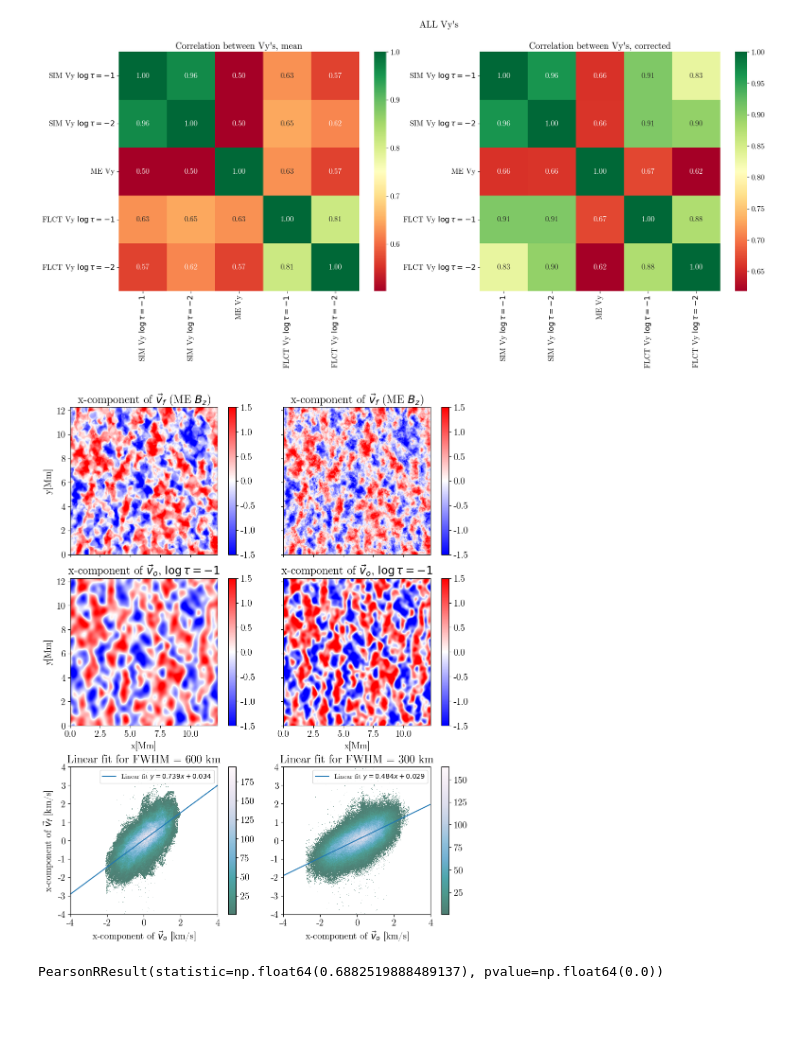
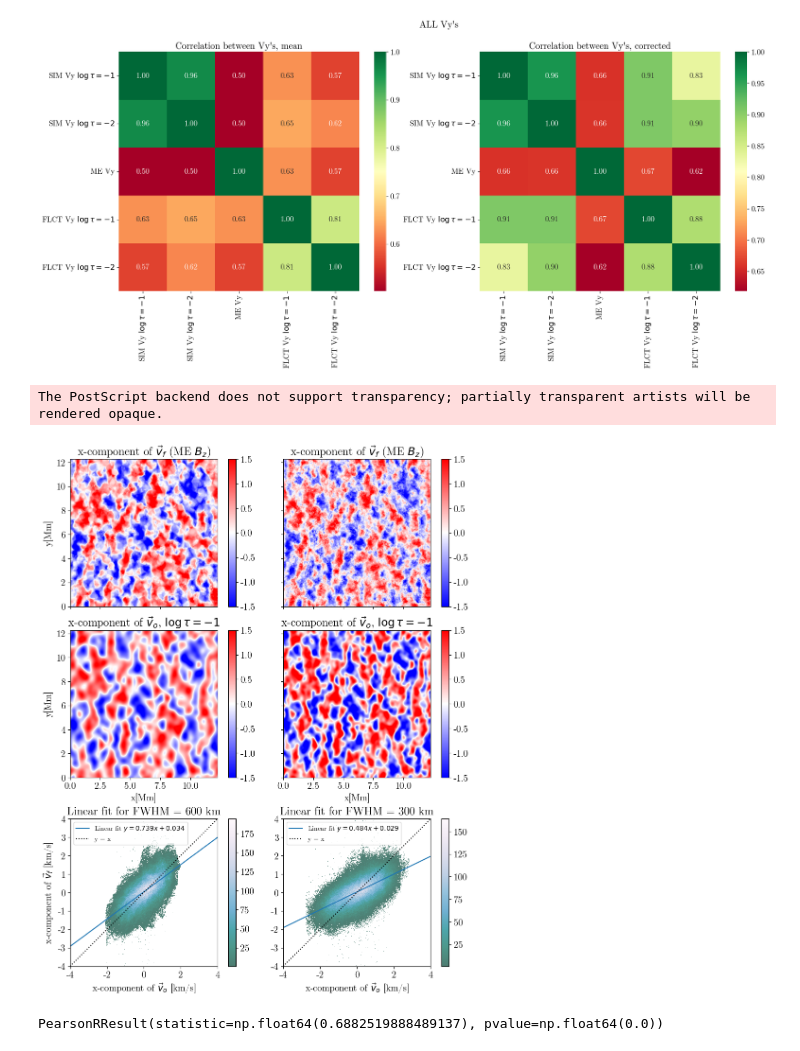
Before and after one commit to TheodoreKostic/Tracking_features, a Jupyter notebook: FirstPaper/MilneEddington_Bz_tracking.ipynb, the cells around one changed output. Saved outputs shown, nothing was run; the diff lists cells and outputs as text; code cells hidden in the pictures; blank space fills up the shorter version.

```diff
--- a/FirstPaper/MilneEddington_Bz_tracking.ipynb
+++ b/FirstPaper/MilneEddington_Bz_tracking.ipynb
@@ -364,6 +364,7 @@ dsartist = dsshow(
 plt.colorbar(dsartist)
 m1, b1, *_ = linregress(Vxm1_filtered600.flatten(), Vx_BzFeI_cor.flatten())
 ax3.axline(xy1=(0, b1), slope=m1, label=f'Linear fit $y = {m1:.3f}x {b1:+.3f}$')
+ax3.plot([0,1],[0,1], linestyle='dotted', color='k', transform=ax3.transAxes, label = "y = x")
 ax3.set_xlim(-4.0, 4.0)
 ax3.set_ylim(-4.0, 4.0)
 plt.legend(fontsize = 10, loc = "best")
@@ -396,34 +397,38 @@ ax6.set_xlabel("x-component of $\\vec{v}_o$ [km/s]")
 
 df1 = pd.DataFrame(dict(x = Vxm1_filtered300.flatten(), y = Vx_BzFeI_cor3.flatten()))
 dsartist1 = dsshow(
         df1,
         ds.Point("x", "y"),
         ds.count(),
         #vmin=np.min(z),
         #vmax=np.max(z),
         alpha = 0.7,
         norm="linear",
         aspect="equal",
         ax=ax6,
         cmap = "PuBuGn_r",
         #cmap = "inferno"
         x_range = (-4,4),
         y_range = (-4,4)
     )
 
 m2, b2, *_ = linregress(Vxm1_filtered300.flatten(), Vx_BzFeI_cor3.flatten())
 ax6.axline(xy1=(0, b2), slope=m2, label=f'Linear fit $y = {m2:.3f}x {b2:+.3f}$')
+ax6.plot([0,1],[0,1], linestyle='dotted', color='k', transform=ax6.transAxes, label = "y = x")
 plt.colorbar(dsartist1)
 ax6.set_xlim(-4.0, 4.0)
 ax6.set_ylim(-4.0, 4.0)
 plt.legend(fontsize = 10, loc='best')
 
 
 
 #plt.tight_layout()
 plt.savefig("300_600_%2compFeI.png", dpi = 100, bbox_inches = 'tight')
+plt.savefig("300_600_%2compFeI.eps", dpi = 100, bbox_inches = 'tight')
+plt.savefig("300_600_%2compFeI.pdf", dpi = 150, bbox_inches = 'tight')
 # %% [output]
+The PostScript backend does not support transparency; partially transparent artists will be rendered opaque.
-[figure, old version]
+[figure, new version]
 # %%
 R = pearsonr(Vxm1_filtered600.flatten(), Vx_BzFeI_cor.flatten())
 print(R)
```
